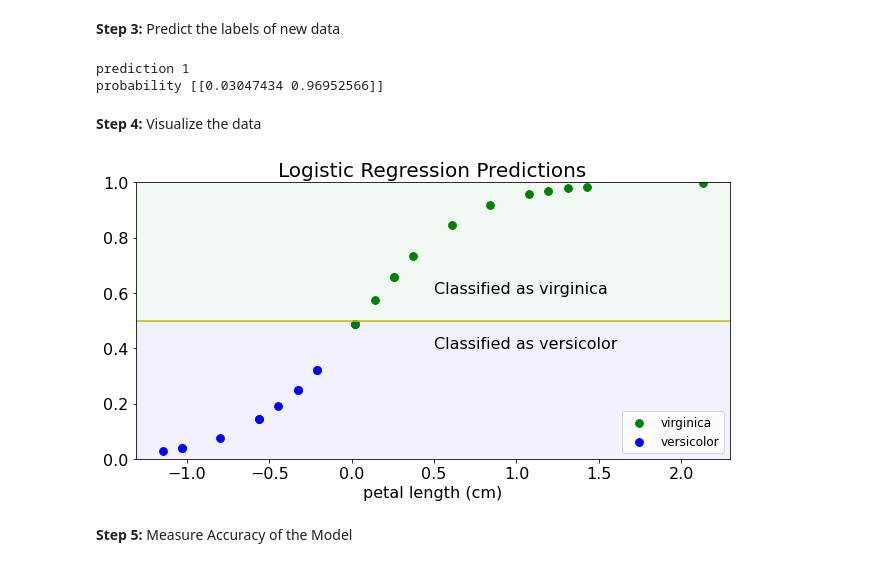
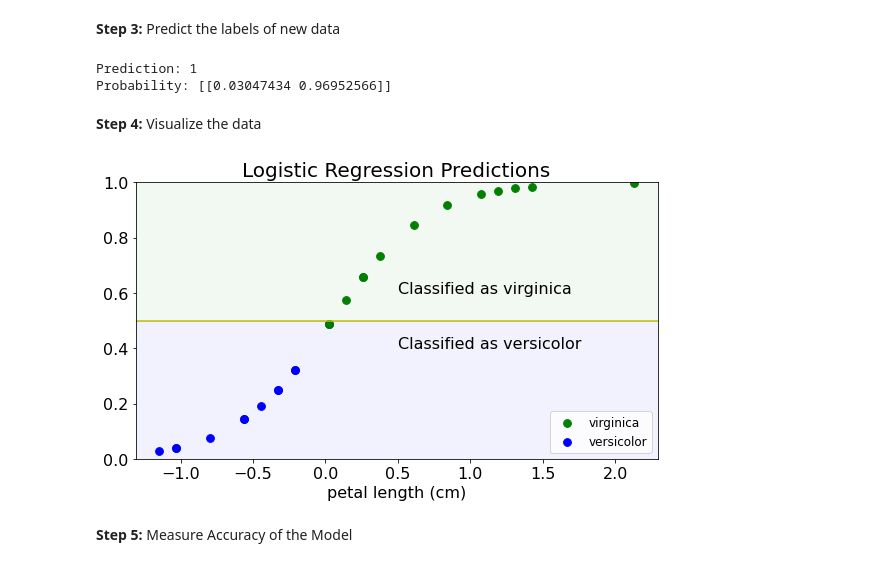
Before and after one commit to abphilip-resources/PY-Lib-2, a Jupyter notebook: Scikit/2.ipynb, the cells around one changed output. Saved outputs shown, nothing was run; the diff lists cells and outputs as text; code cells hidden in the pictures.

```diff
--- a/Scikit/2.ipynb
+++ b/Scikit/2.ipynb
@@ -34,11 +34,11 @@ LogisticRegression()
 <b>Step 3:</b> Predict the labels of new data
 # %%
 x_test[0].reshape(1,-1)
-print('prediction', reg.predict(x_test[0].reshape(1,-1))[0])
-print('probability', reg.predict_proba(x_test[0].reshape(1,-1)))
+print('Prediction:', reg.predict(x_test[0].reshape(1,-1))[0])
+print('Probability:', reg.predict_proba(x_test[0].reshape(1,-1)))
 # %% [output]
-prediction 1
-probability [[0.03047434 0.96952566]]
+Prediction: 1
+Probability: [[0.03047434 0.96952566]]
 # %%
 example_df = pd.DataFrame()
 example_df.loc[:, 'petal length (cm)'] = x_test.reshape(-1)
@@ -47,34 +47,34 @@ example_df['logistic_preds'] = pd.DataFrame(reg.predict_proba(x_test))[1]
 # %% [markdown]
 <b>Step 4:</b> Visualize the data
 # %%
-fig, ax = plt.subplots(nrows = 1, ncols = 1, figsize = (9,5));
+fig, ax = plt.subplots(nrows = 1, ncols = 1, figsize = (8,5));
 
 virginicaFilter = example_df['target'] == 1
 versicolorFilter = example_df['target'] == 0
 
 ax.scatter(example_df.loc[virginicaFilter, 'petal length (cm)'].values,
            example_df.loc[virginicaFilter, 'logistic_preds'].values,
            color = 'g', s = 60, label = 'virginica')
 
 ax.scatter(example_df.loc[versicolorFilter, 'petal length (cm)'].values,
            example_df.loc[versicolorFilter, 'logistic_preds'].values,
            color = 'b', s = 60, label = 'versicolor')
 
 ax.axhline(y = .5, c = 'y')
 ax.axhspan(.5, 1, alpha=0.05, color='green')
 ax.axhspan(0, .4999, alpha=0.05, color='blue')
 ax.text(0.5, .6, 'Classified as virginica', fontsize = 16)
 ax.text(0.5, .4, 'Classified as versicolor', fontsize = 16)
 
 ax.set_ylim(0,1)
 ax.legend(loc = 'lower right', markerscale = 1.0, fontsize = 12)
 ax.tick_params(labelsize = 16)
 ax.set_xlabel('petal length (cm)', fontsize = 16)
 ax.set_title('Logistic Regression Predictions', fontsize = 20)
 fig.tight_layout()
 fig.savefig('images/2A', dpi = 300)
 # %% [output]
-[figure, old version]
+[figure, new version]
 # %% [markdown]
 <b>Step 5:</b> Measure Accuracy of the Model
 # %%
```
Also changed, not shown: 4 other files.
